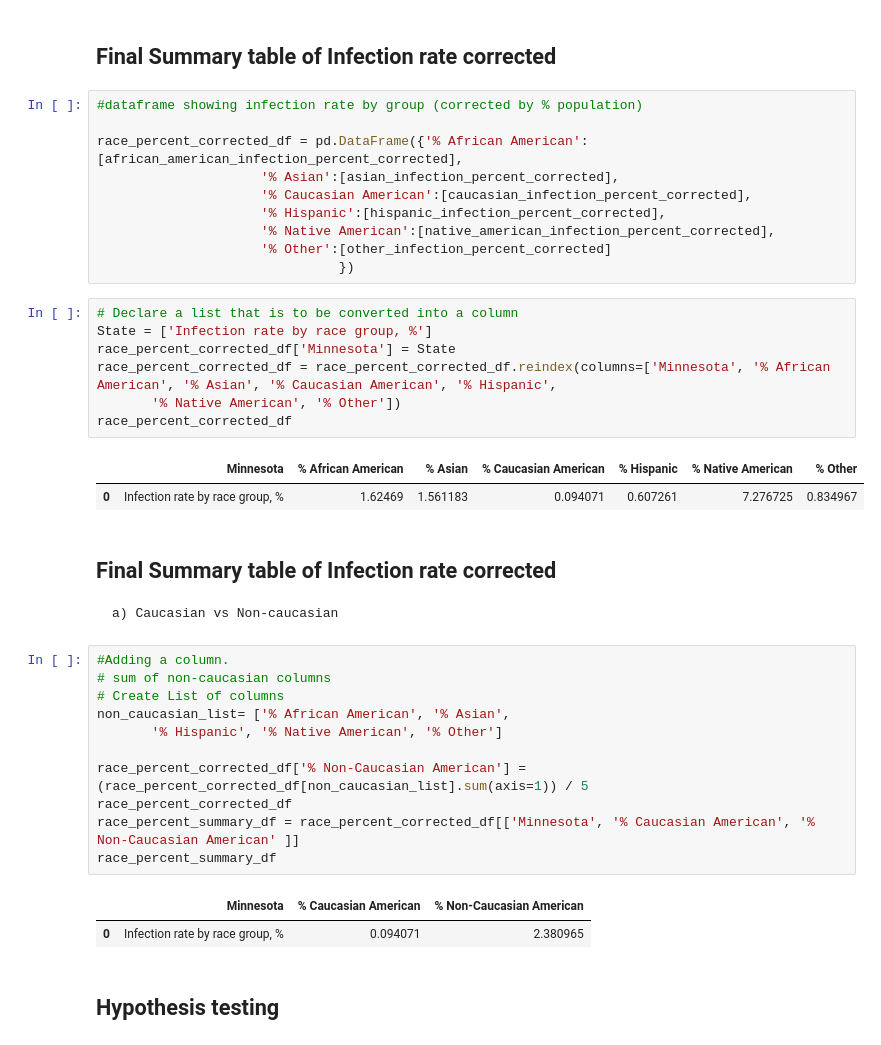
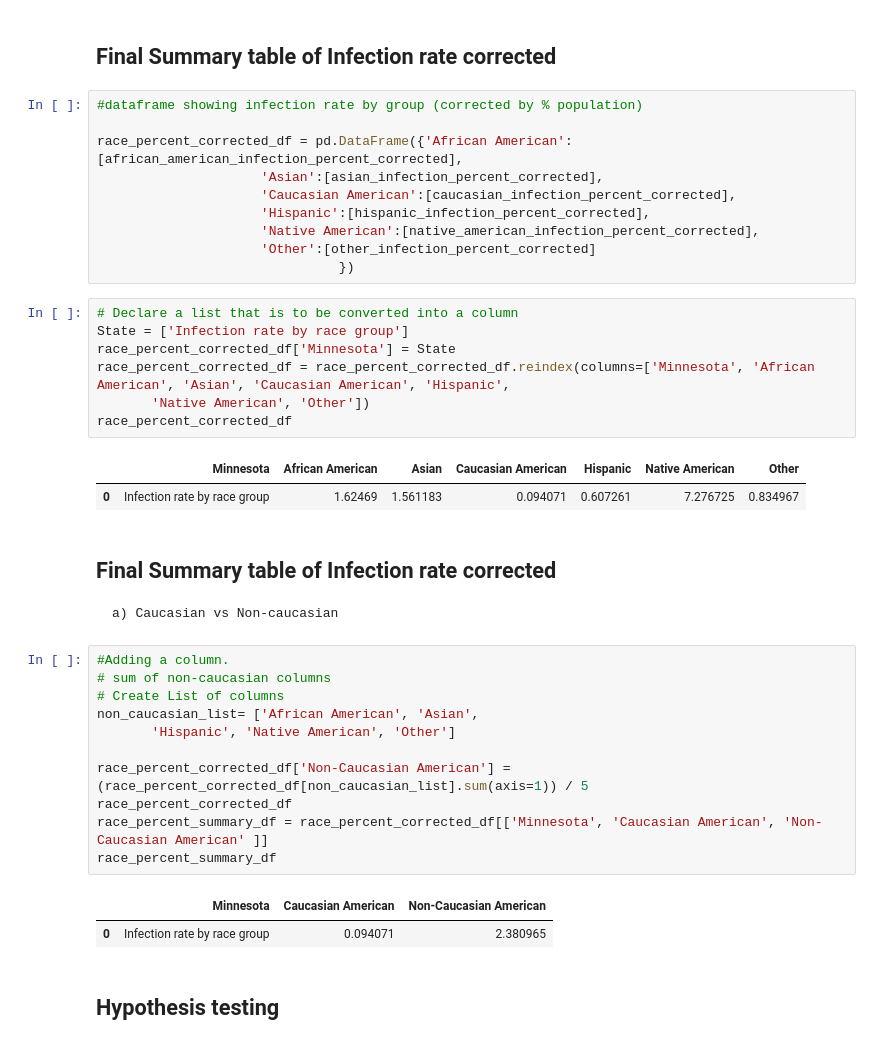
Before and after one commit to tlenzmeier58/Project_1, a Jupyter notebook: working.ipynb, the cells around one changed output. Cells and saved outputs as stored; diff of their text form.

```diff
--- a/working.ipynb
+++ b/working.ipynb
@@ -707,23 +707,23 @@ caucasian_infection_percent_corrected = caucasian_infection_percent / percent_mn
 # %%
 #dataframe showing infection rate by group (corrected by % population)
 
-race_percent_corrected_df = pd.DataFrame({'% African American':[african_american_infection_percent_corrected],
-                     '% Asian':[asian_infection_percent_corrected],
-                     '% Caucasian American':[caucasian_infection_percent_corrected],
-                     '% Hispanic':[hispanic_infection_percent_corrected],
-                     '% Native American':[native_american_infection_percent_corrected],
-                     '% Other':[other_infection_percent_corrected]
+race_percent_corrected_df = pd.DataFrame({'African American':[african_american_infection_percent_corrected],
+                     'Asian':[asian_infection_percent_corrected],
+                     'Caucasian American':[caucasian_infection_percent_corrected],
+                     'Hispanic':[hispanic_infection_percent_corrected],
+                     'Native American':[native_american_infection_percent_corrected],
+                     'Other':[other_infection_percent_corrected]
                                })
 # %%
 # Declare a list that is to be converted into a column
-State = ['Infection rate by race group, %']
+State = ['Infection rate by race group']
 race_percent_corrected_df['Minnesota'] = State
-race_percent_corrected_df = race_percent_corrected_df.reindex(columns=['Minnesota', '% African American', '% Asian', '% Caucasian American', '% Hispanic',
-       '% Native American', '% Other'])
+race_percent_corrected_df = race_percent_corrected_df.reindex(columns=['Minnesota', 'African American', 'Asian', 'Caucasian American', 'Hispanic',
+       'Native American', 'Other'])
 race_percent_corrected_df
 # %% [output]
-|  | Minnesota | % African American | % Asian | % Caucasian American | % Hispanic | % Native American | % Other |
-| 0 | Infection rate by race group, % | 1.62469 | 1.561183 | 0.094071 | 0.607261 | 7.276725 | 0.834967 |
+|  | Minnesota | African American | Asian | Caucasian American | Hispanic | Native American | Other |
+| 0 | Infection rate by race group | 1.62469 | 1.561183 | 0.094071 | 0.607261 | 7.276725 | 0.834967 |
 # %% [markdown]
 ## Final Summary table of Infection rate corrected
     a) Caucasian vs Non-caucasian
@@ -731,15 +731,15 @@ race_percent_corrected_df
 #Adding a column.
 # sum of non-caucasian columns
 # Create List of columns
-non_caucasian_list= ['% African American', '% Asian',
-       '% Hispanic', '% Native American', '% Other']
+non_caucasian_list= ['African American', 'Asian',
+       'Hispanic', 'Native American', 'Other']
 
-race_percent_corrected_df['% Non-Caucasian American'] = (race_percent_corrected_df[non_caucasian_list].sum(axis=1)) / 5
+race_percent_corrected_df['Non-Caucasian American'] = (race_percent_corrected_df[non_caucasian_list].sum(axis=1)) / 5
 race_percent_corrected_df
-race_percent_summary_df = race_percent_corrected_df[['Minnesota', '% Caucasian American', '% Non-Caucasian American' ]]
+race_percent_summary_df = race_percent_corrected_df[['Minnesota', 'Caucasian American', 'Non-Caucasian American' ]]
 race_percent_summary_df
 # %% [output]
-|  | Minnesota | % Caucasian American | % Non-Caucasian American |
-| 0 | Infection rate by race group, % | 0.094071 | 2.380965 |
+|  | Minnesota | Caucasian American | Non-Caucasian American |
+| 0 | Infection rate by race group | 0.094071 | 2.380965 |
 # %% [markdown]
 ## Hypothesis testing
```
Also changed, not shown: parts of 51 cells of this notebook, 2 other files.
